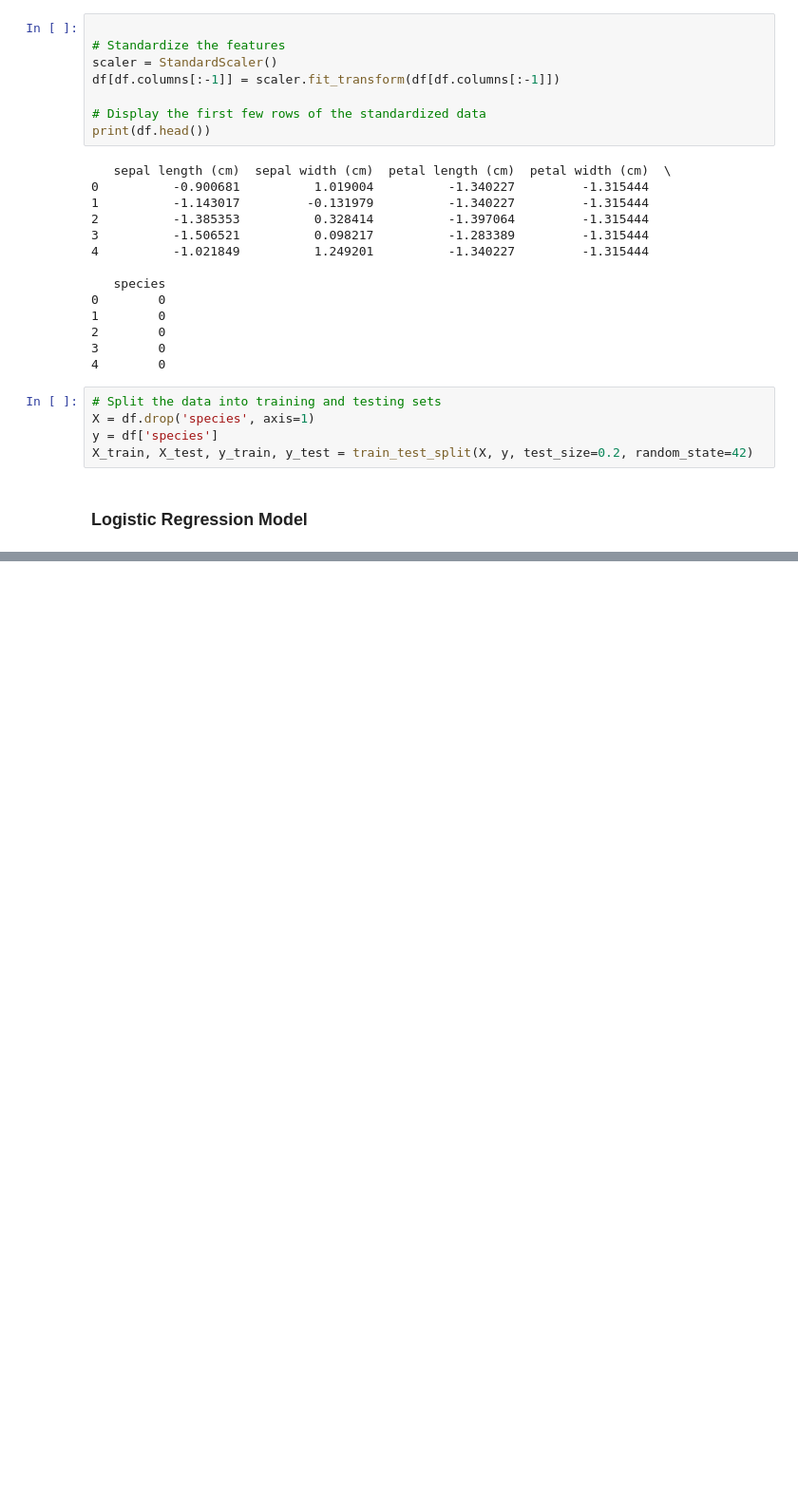
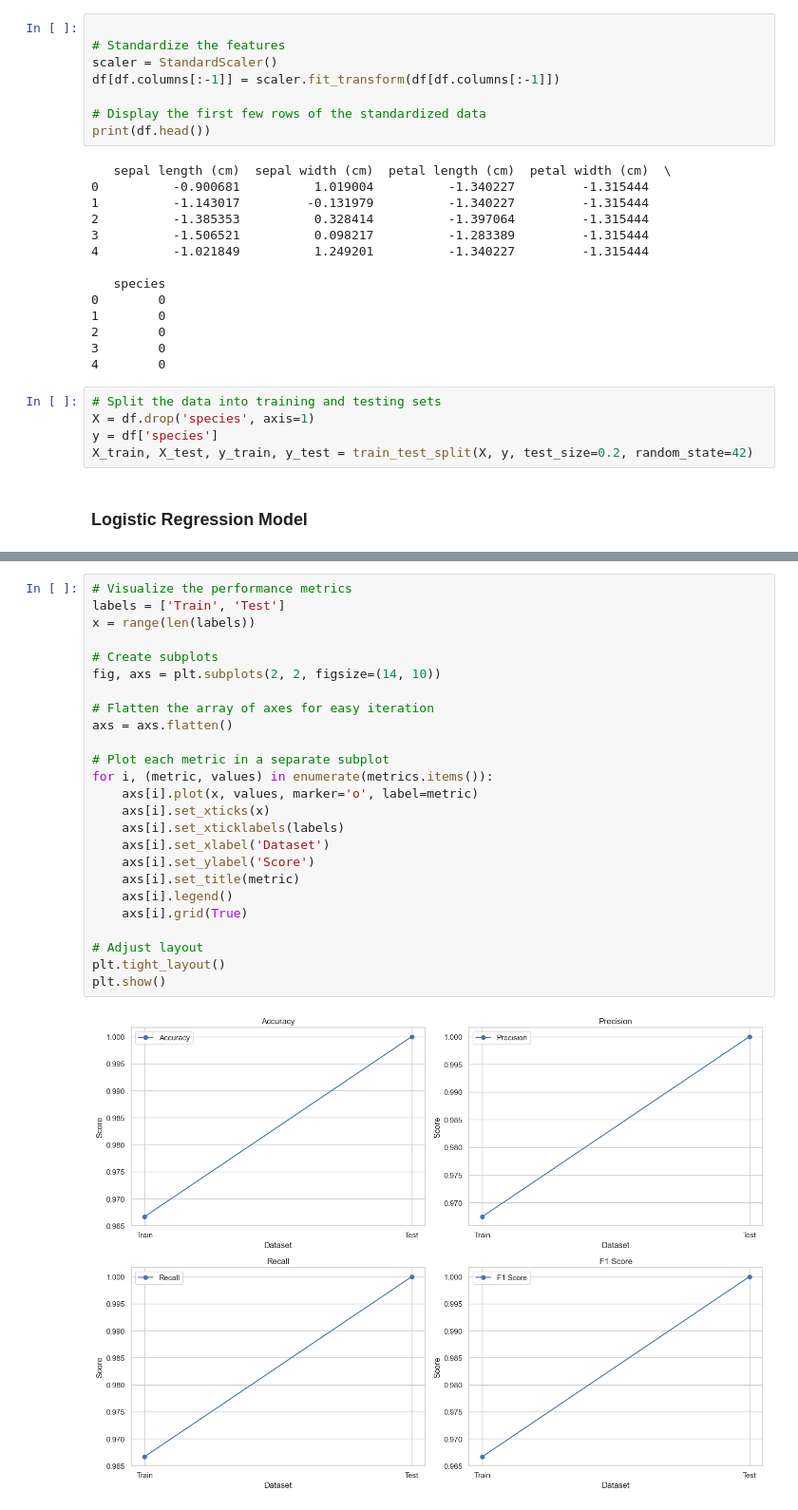
Before and after one commit to mayssemhannachi/LGMVIP-DataScience-Task-1, a Jupyter notebook: Iris_Flower_Classification.ipynb, the cells around one changed output, grey strips where cells are left out. Shown at 95% size. Cells and saved outputs as stored; diff of their text form; blank space fills up the shorter version.

```diff
--- a/Iris_Flower_Classification.ipynb
+++ b/Iris_Flower_Classification.ipynb
@@ -279,0 +275,27 @@ Predicted class: setosa
+# %%
+# Visualize the performance metrics
+labels = ['Train', 'Test']
+x = range(len(labels))
+
+# Create subplots
+fig, axs = plt.subplots(2, 2, figsize=(14, 10))
+
+# Flatten the array of axes for easy iteration
+axs = axs.flatten()
+
+# Plot each metric in a separate subplot
+for i, (metric, values) in enumerate(metrics.items()):
+    axs[i].plot(x, values, marker='o', label=metric)
+    axs[i].set_xticks(x)
+    axs[i].set_xticklabels(labels)
+    axs[i].set_xlabel('Dataset')
+    axs[i].set_ylabel('Score')
+    axs[i].set_title(metric)
+    axs[i].legend()
+    axs[i].grid(True)
+
+# Adjust layout
+plt.tight_layout()
+plt.show()
+# %% [output]
+[figure, added]
```
Also changed, not shown: parts of 9 cells of this notebook.
